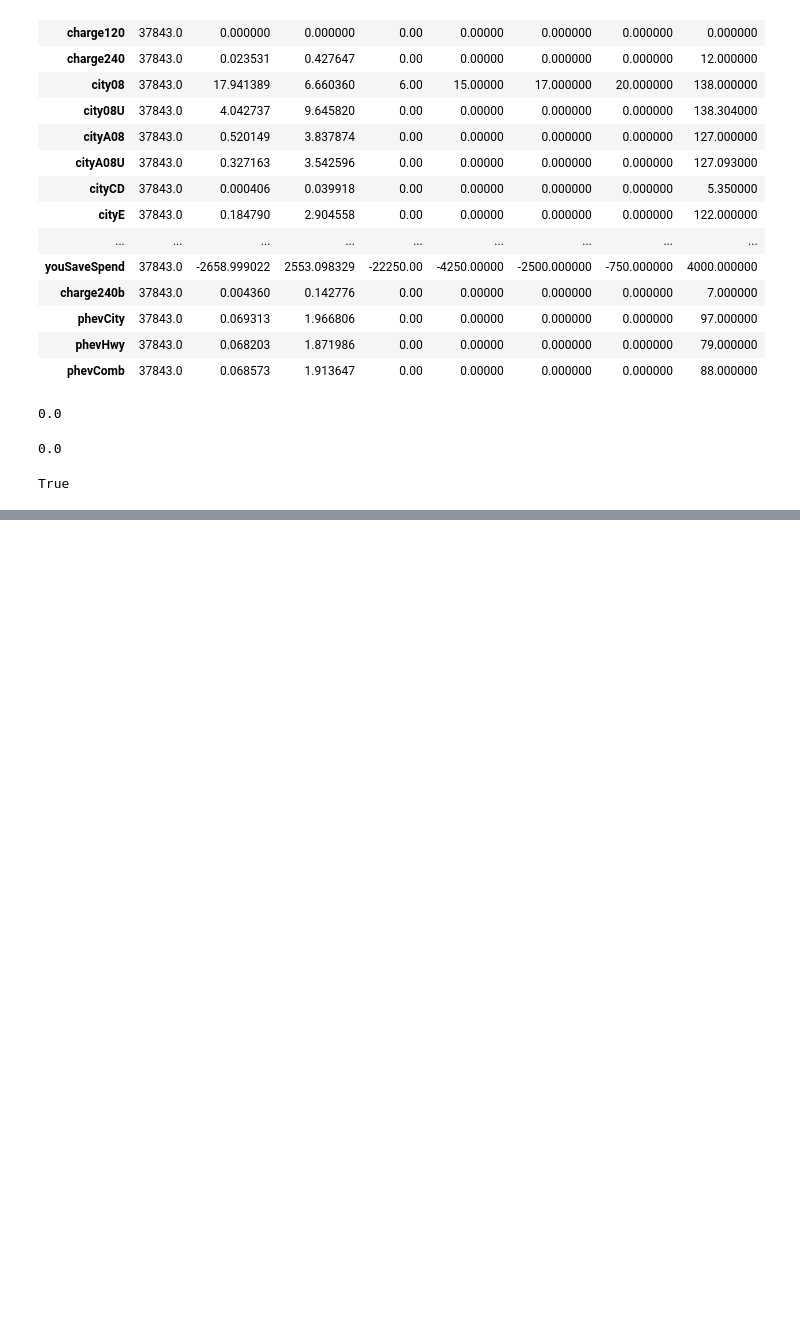
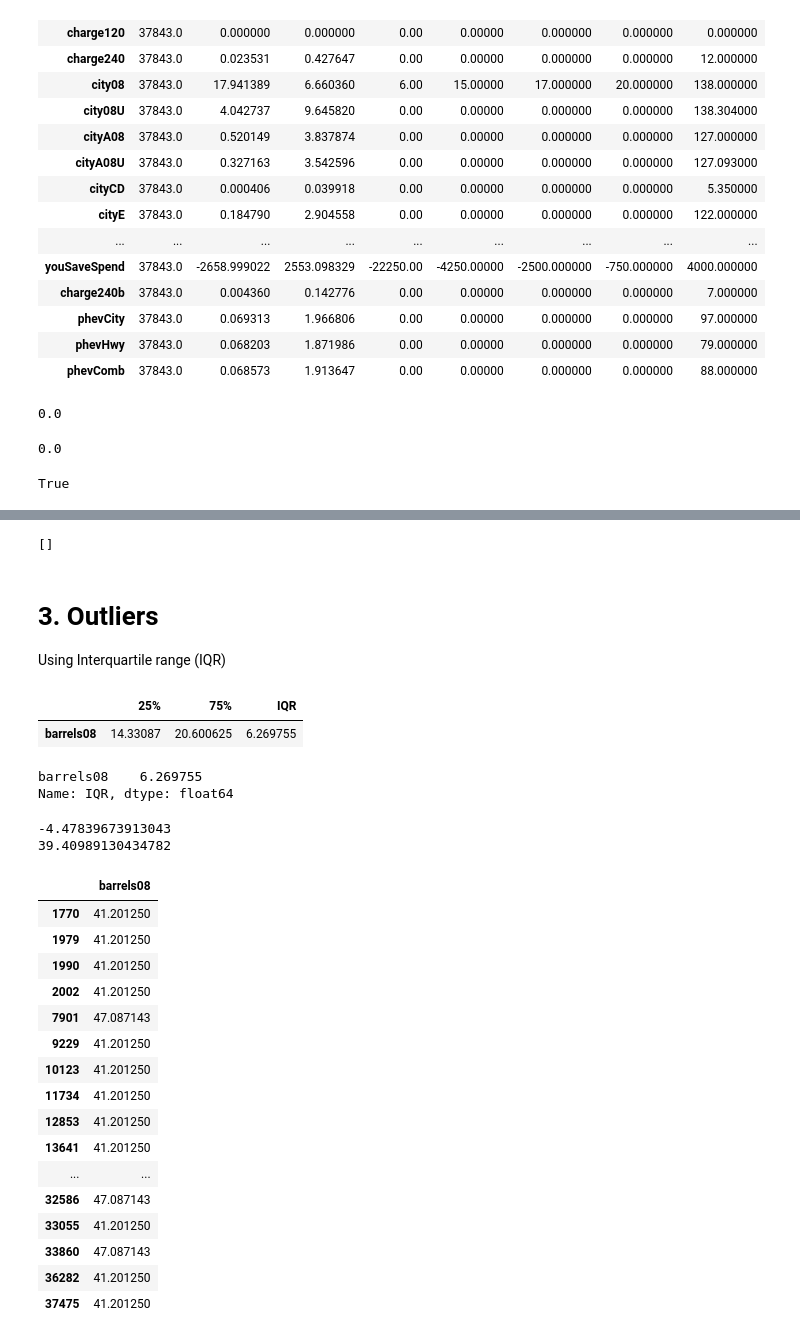
Before and after one commit to Senonino/data-ber-01-20, a Jupyter notebook: Notes/module_1/week_2/6_python-data_cleaning.ipynb, the cells around one changed output, grey strips where cells are left out. Drawn from its saved outputs; the diff is of its cells as text; code cells hidden in the pictures; blank space fills up the shorter version.

```diff
--- a/Notes/module_1/week_2/6_python-data_cleaning.ipynb
+++ b/Notes/module_1/week_2/6_python-data_cleaning.ipynb
@@ -263,0 +296,8 @@ low_var_cols =
+# %%
+[col for col in df.select_dtypes(include=[np.number]).columns if check_low_information(df, col, 90)]
+# %% [output]
+[]
+# %% [markdown]
+# 3. Outliers
+
+Using Interquartile range (IQR)
@@ -263,0 +306,2 @@ low_var_cols =
+# %%
+df_descr = df_descr[["25%","75%"]].assign(IQR=df_descr["75%"] - df_descr["25%"])
@@ -263,0 +310,10 @@ low_var_cols =
+# %%
+barrels08
+# %% [output]
+|  | 25% | 75% | IQR |
+| barrels08 | 14.33087 | 20.600625 | 6.269755 |
+# %%
+barrels08["IQR"]
+# %% [output]
+barrels08    6.269755
+Name: IQR, dtype: float64
@@ -263,0 +329,26 @@ low_var_cols =
+# %%
+print(lower_threshold)
+print(upper_threshold)
+# %% [output]
+-4.47839673913043
+39.40989130434782
+# %%
+df.loc[(df["barrels08"].lt(lower_threshold) | df["barrels08"].gt(upper_threshold)), ["barrels08"]]
+# %% [output]
+|  | barrels08 |
+| 1770 | 41.201250 |
+| 1979 | 41.201250 |
+| 1990 | 41.201250 |
+| 2002 | 41.201250 |
+| 7901 | 47.087143 |
+| 9229 | 41.201250 |
+| 10123 | 41.201250 |
+| 11734 | 41.201250 |
+| 12853 | 41.201250 |
+| 13641 | 41.201250 |
+| ... | ... |
+| 32586 | 47.087143 |
+| 33055 | 41.201250 |
+| 33860 | 47.087143 |
+| 36282 | 41.201250 |
+| 37475 | 41.201250 |
```
Also changed, not shown: parts of 28 cells of this notebook.
